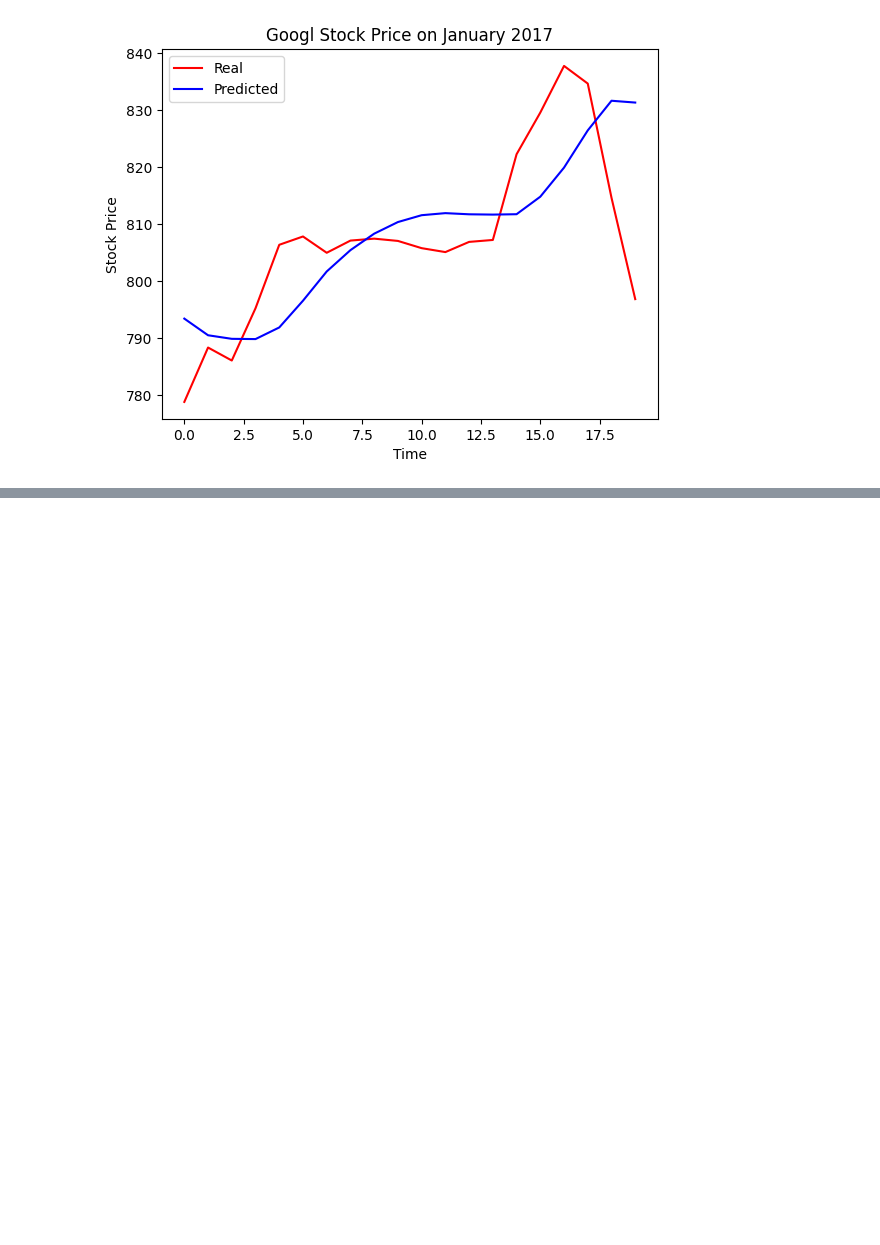
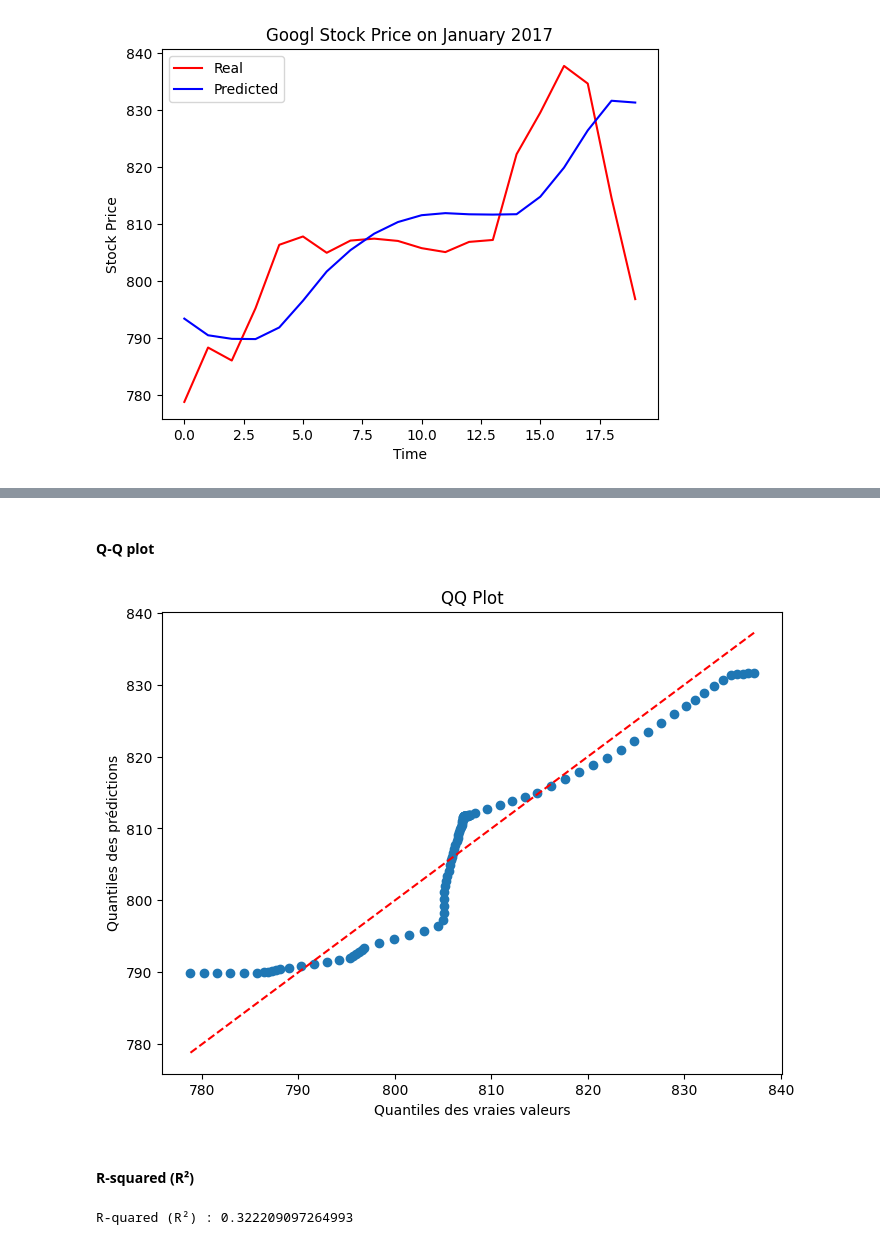
Before and after one commit to Antoine-ValentinCharpentier/GoogleStockPrice, a Jupyter notebook: rnn.ipynb, the cells around one changed output, grey strips where cells are left out. Drawn from its saved outputs; the diff is of its cells as text; code cells hidden in the pictures; blank space fills up the shorter version.

```diff
--- a/rnn.ipynb
+++ b/rnn.ipynb
@@ -416,0 +452,22 @@ Furthermore, it can be argued that the slopes of the predictions appear to be sm
+# %% [markdown]
+#### Q-Q plot
+# %%
+quantiles_pred  = np.percentile(y_pred, np.arange(0, 100, 1))
+quantiles_true = np.percentile(y_true, np.arange(0, 100, 1))
+
+plt.figure(figsize=(8, 6))
+plt.scatter(quantiles_true, quantiles_pred)
+plt.xlabel('Quantiles des vraies valeurs')
+plt.ylabel('Quantiles des prédictions')
+plt.title('QQ Plot')
+plt.plot([np.min(quantiles_true), np.max(quantiles_true)], [np.min(quantiles_true), np.max(quantiles_true)], color='red', linestyle='--')
+plt.show()
+# %% [output]
+[figure, added]
+# %% [markdown]
+#### R-squared (R²)
+# %%
+r_squared = r2_score(y_true, y_pred)
+print("R-quared (R²) :", r_squared)
+# %% [output]
+R-quared (R²) : 0.322209097264993
```
Also changed, not shown: parts of 8 cells of this notebook.
